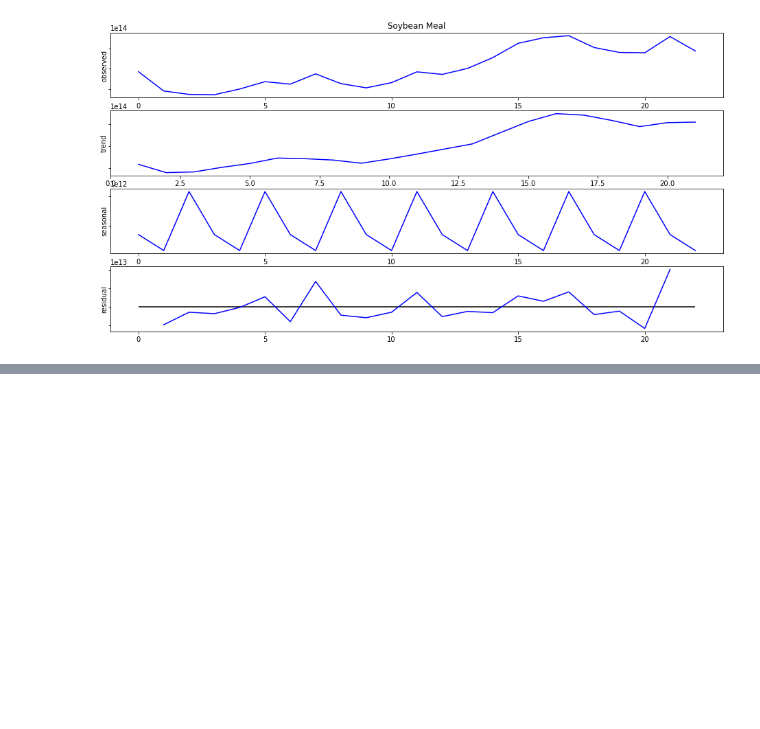
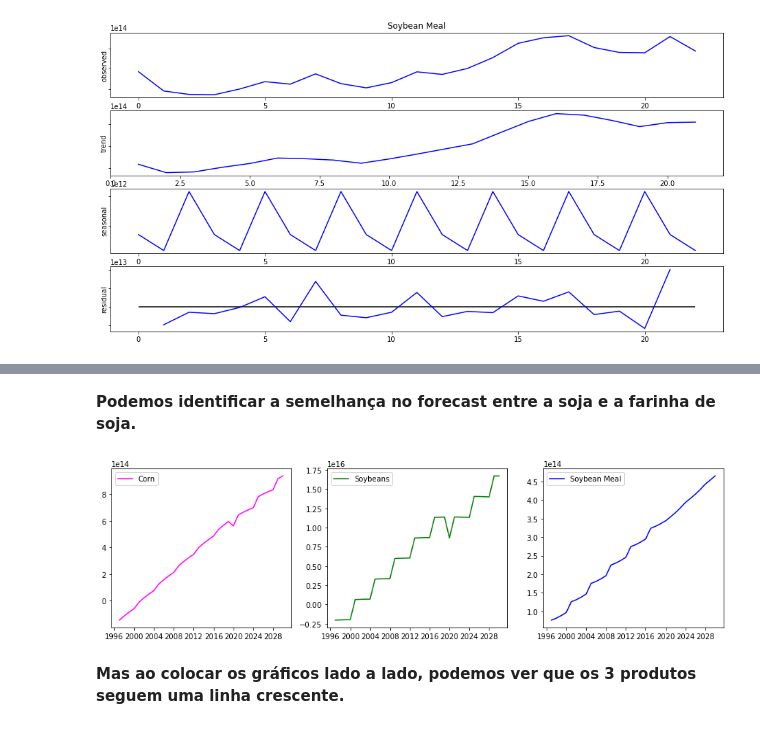
Before and after one commit to yguenka/4intelligence-Case, a Jupyter notebook: Data Analysis Skill Test.ipynb, the cells around one changed output, grey strips where cells are left out. Saved outputs shown, nothing was run; the diff lists cells and outputs as text; code cells hidden in the pictures; blank space fills up the shorter version.

```diff
--- a/Data Analysis Skill Test.ipynb
+++ b/Data Analysis Skill Test.ipynb
@@ -862,0 +874,17 @@ plt.show()
+# %% [markdown]
+<b>Podemos identificar a semelhança no forecast entre a soja e a farinha de soja.</b>
+# %%
+fig, ax = plt.subplots(1, 3, figsize=(15,4))
+ax[0].plot(forecast_corn.ds, forecast_corn.yhat, 'magenta')
+ax[0].legend(['Corn'])
+
+ax[1].plot(forecast_soybeans.ds, forecast_soybeans.yhat, 'green')
+ax[1].legend(['Soybeans'])
+
+ax[2].plot(forecast_soybean_meal.ds, forecast_soybean_meal.yhat, 'blue')
+ax[2].legend(['Soybean Meal'])
+plt.show()
+# %% [output]
+[figure, added]
+# %% [markdown]
+<b>Mas ao colocar os gráficos lado a lado, podemos ver que os 3 produtos seguem uma linha crescente.</b>
```
Also changed, not shown: parts of 13 cells of this notebook, 4 other files.
